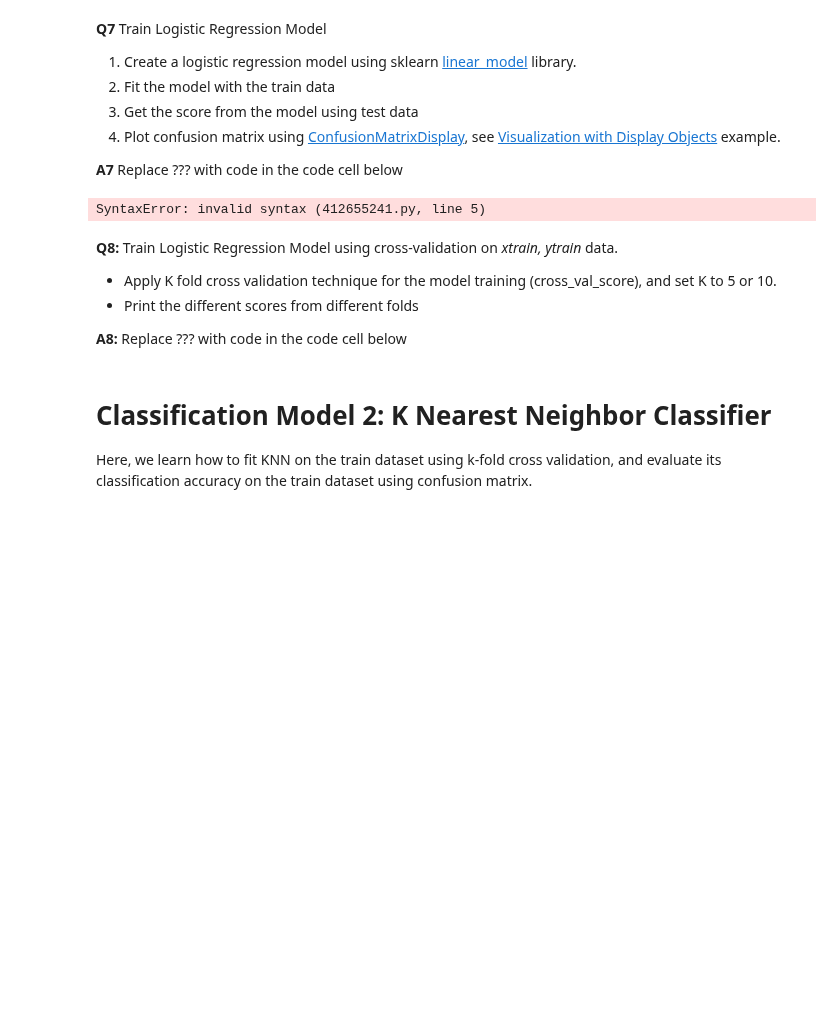
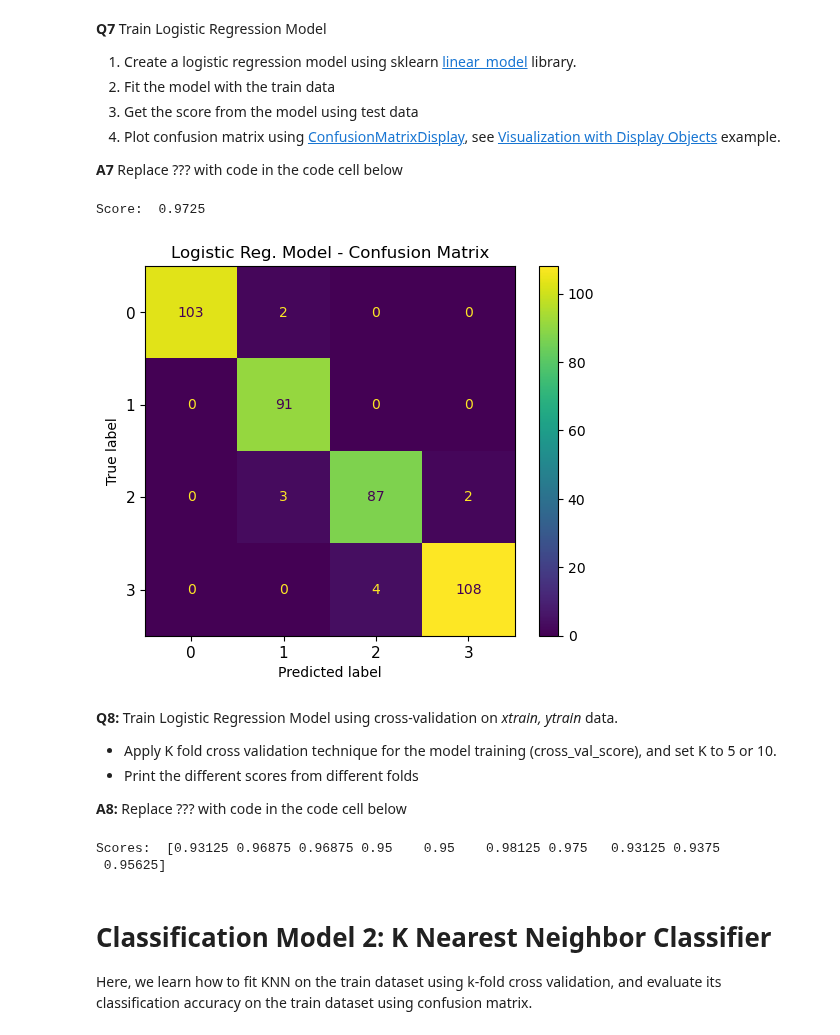
Before and after one commit to P-wig/ML-HW, a Jupyter notebook: HW4/HW4.ipynb, the cells around one changed output. Drawn from its saved outputs; the diff is of its cells as text; code cells hidden in the pictures; blank space fills up the shorter version.

```diff
--- a/HW4/HW4.ipynb
+++ b/HW4/HW4.ipynb
@@ -201,19 +201,21 @@ from sklearn.metrics import ConfusionMatrixDisplay
 import matplotlib.pyplot as plt
 
 # Create a logistic regression model using sklearn library
-clf=?
-clf.?
+clf= LogisticRegression()
+clf.fit( xtrain, ytrain )
 
 #print score for test data
-print(?)
+print( "Score: ", clf.score( xtest, ytest ) )
 # %% [output]
-SyntaxError: invalid syntax (412655241.py, line 5)
+Score:  0.9725
 # %%
-cm = ?
+cm = ConfusionMatrixDisplay.from_estimator( clf, X=xtest, y=ytest )
 plt.title("Logistic Reg. Model - Confusion Matrix")
-plt.xticks(?, ?, fontsize=11)
-plt.yticks(?, ?, fontsize=11)
+plt.xticks( range(len(clf.classes_)), clf.classes_, fontsize=11 )
+plt.yticks( range(len(clf.classes_)), clf.classes_, fontsize=11 )
 plt.show()
+# %% [output]
+[figure, added]
 # %% [markdown]
 **Q8:** Train Logistic Regression Model using cross-validation on _xtrain, ytrain_ data.
 * Apply K fold cross validation technique for the model training (cross_val_score), and set K to 5 or 10.
@@ -224,10 +226,13 @@ plt.show()
 from sklearn.model_selection import cross_val_score
 
 # Use sklearn for 5 fold cross validation
-scores_log= ?
+scores_log = cross_val_score( LogisticRegression(), xtrain, ytrain, cv=10 )
 
 # print the scores from different folds
-print(?)
+print( "Scores: ", scores_log )
+# %% [output]
+Scores:  [0.93125 0.96875 0.96875 0.95    0.95    0.98125 0.975   0.93125 0.9375
+ 0.95625]
 # %% [markdown]
 # Classification Model 2: K Nearest Neighbor Classifier
 
```
Also changed, not shown: parts of 2 cells of this notebook.
